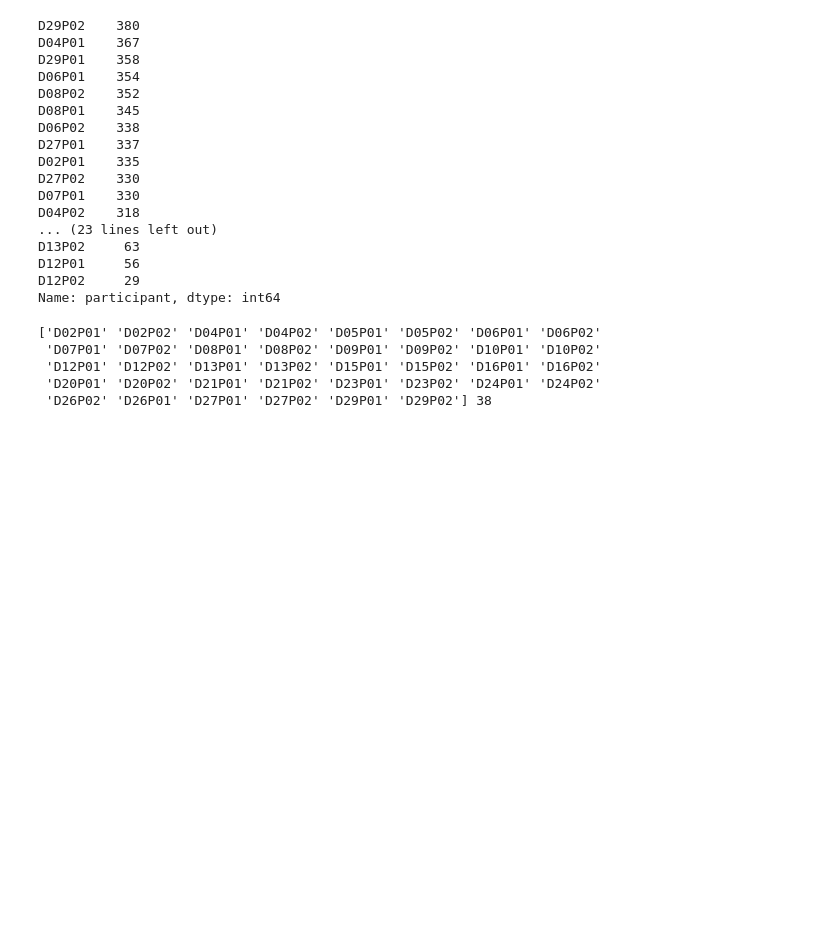
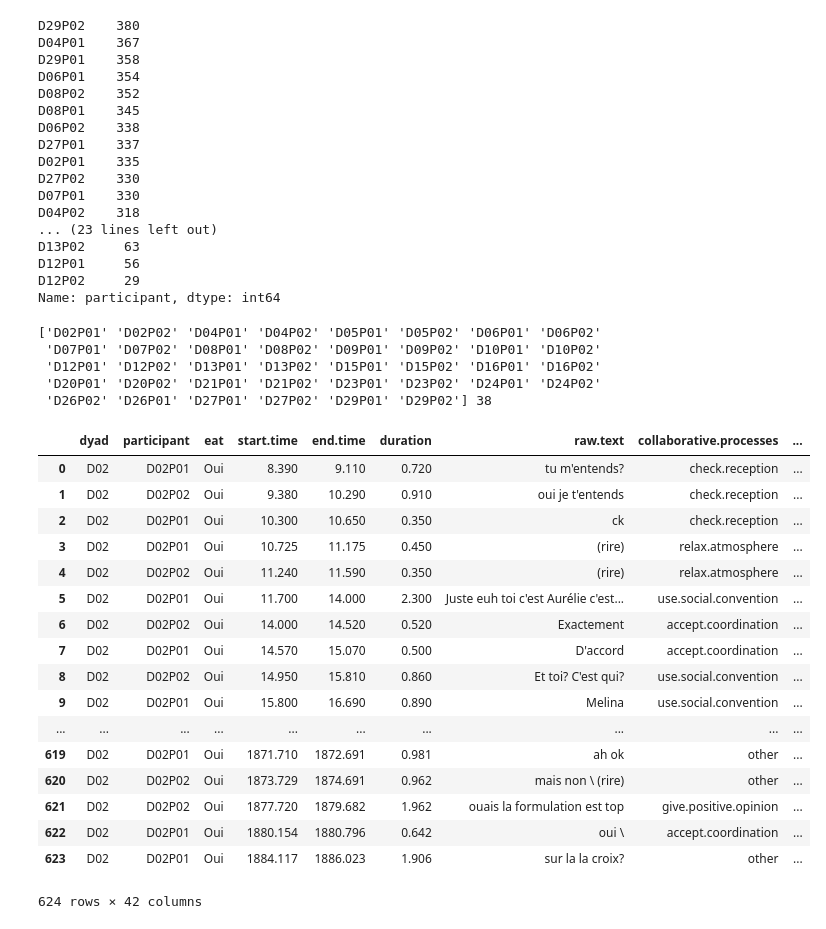
Before and after one commit to kensekense/unige-spring-2020, a Jupyter notebook: models/data_exploration.ipynb, the cells around one changed output. Drawn from its saved outputs; the diff is of its cells as text; code cells hidden in the pictures; blank space fills up the shorter version.

```diff
--- a/models/data_exploration.ipynb
+++ b/models/data_exploration.ipynb
@@ -138,3 +138,6 @@ print(data["participant"].unique(), len(data["participant"].unique()))
  'D12P01' 'D12P02' 'D13P01' 'D13P02' 'D15P01' 'D15P02' 'D16P01' 'D16P02'
  'D20P01' 'D20P02' 'D21P01' 'D21P02' 'D23P01' 'D23P02' 'D24P01' 'D24P02'
  'D26P02' 'D26P01' 'D27P01' 'D27P02' 'D29P01' 'D29P02'] 38
+# %%
+#explore data and form some conclusions
+first_batch = data[(data.participant == 'D02P01') | (data.participant == 'D02P02')]
@@ -140,0 +147,21 @@ print(data["participant"].unique(), len(data["participant"].unique()))
+# %%
+first_batch
+# %% [output]
+|  | dyad | participant | eat | start.time | end.time | duration | raw.text | collaborative.processes | ... |
+| 0 | D02 | D02P01 | Oui | 8.390 | 9.110 | 0.720 | tu m'entends? | check.reception | ... |
+| 1 | D02 | D02P02 | Oui | 9.380 | 10.290 | 0.910 | oui je t'entends | check.reception | ... |
+| 2 | D02 | D02P01 | Oui | 10.300 | 10.650 | 0.350 | ck | check.reception | ... |
+| 3 | D02 | D02P01 | Oui | 10.725 | 11.175 | 0.450 | (rire) | relax.atmosphere | ... |
+| 4 | D02 | D02P02 | Oui | 11.240 | 11.590 | 0.350 | (rire) | relax.atmosphere | ... |
+| 5 | D02 | D02P01 | Oui | 11.700 | 14.000 | 2.300 | Juste euh toi c'est Aurélie c'est... | use.social.convention | ... |
+| 6 | D02 | D02P02 | Oui | 14.000 | 14.520 | 0.520 | Exactement | accept.coordination | ... |
+| 7 | D02 | D02P01 | Oui | 14.570 | 15.070 | 0.500 | D'accord | accept.coordination | ... |
+| 8 | D02 | D02P02 | Oui | 14.950 | 15.810 | 0.860 | Et toi? C'est qui? | use.social.convention | ... |
+| 9 | D02 | D02P01 | Oui | 15.800 | 16.690 | 0.890 | Melina | use.social.convention | ... |
+| ... | ... | ... | ... | ... | ... | ... | ... | ... | ... |
+| 619 | D02 | D02P01 | Oui | 1871.710 | 1872.691 | 0.981 | ah ok | other | ... |
+| 620 | D02 | D02P02 | Oui | 1873.729 | 1874.691 | 0.962 | mais non \ (rire) | other | ... |
+| 621 | D02 | D02P02 | Oui | 1877.720 | 1879.682 | 1.962 | ouais la formulation est top | give.positive.opinion | ... |
+| 622 | D02 | D02P01 | Oui | 1880.154 | 1880.796 | 0.642 | oui \ | accept.coordination | ... |
+| 623 | D02 | D02P01 | Oui | 1884.117 | 1886.023 | 1.906 | sur la la croix? | other | ... |
+624 rows × 42 columns
```
Also changed, not shown: parts of 21 cells of this notebook, 4 other files.
